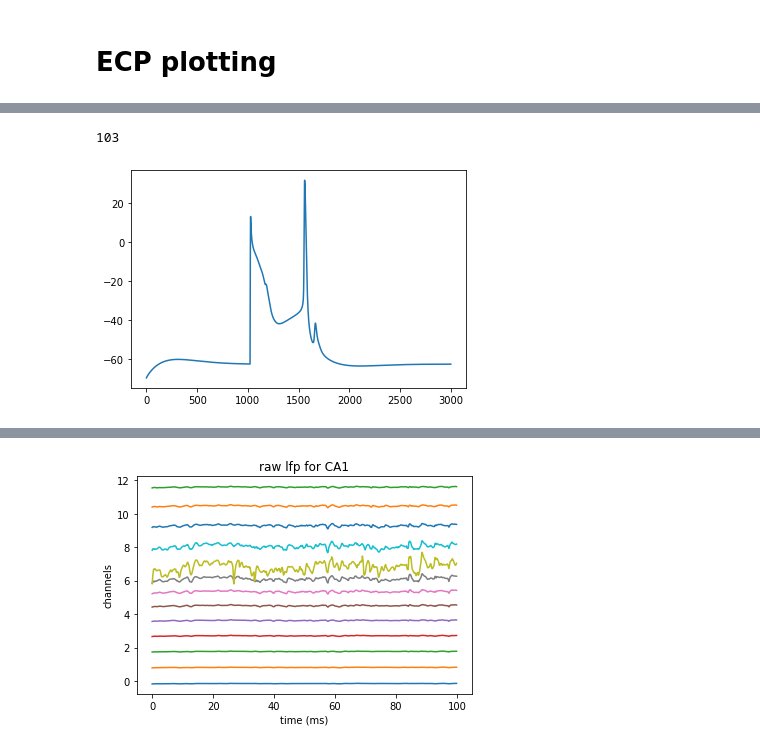
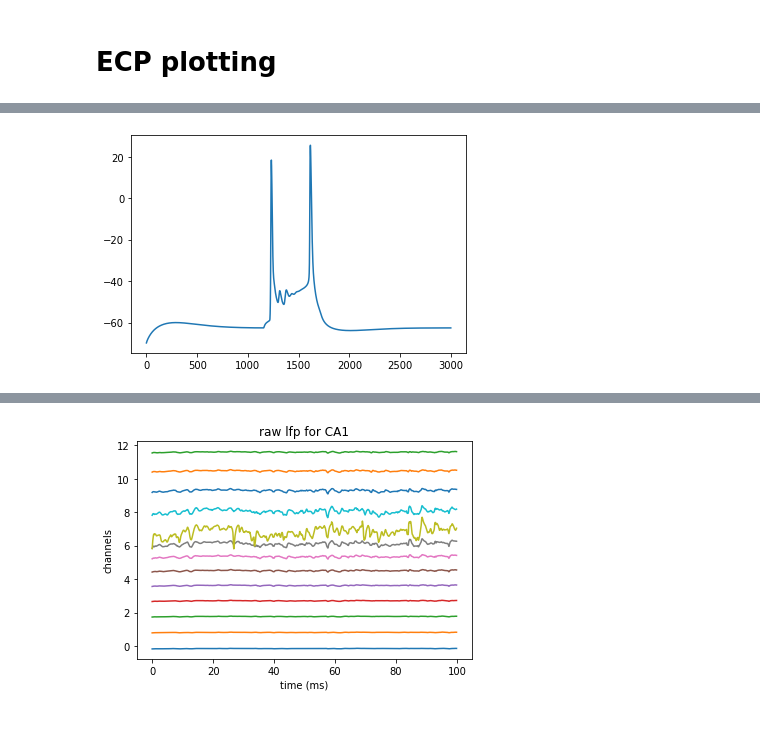
Before and after one commit to ddopp4877/CA1_model, a Jupyter notebook: CA1_exploration.ipynb, the cells around one changed output, grey strips where cells are left out. Saved outputs shown, nothing was run; the diff lists cells and outputs as text; code cells hidden in the pictures.

```diff
--- a/CA1_exploration.ipynb
+++ b/CA1_exploration.ipynb
@@ -544,3 +426,25 @@ Pxx,freqs = plt.psd(data,NFFT = fs,noverlap=True)
 # %%
 f = h5py.File(os.path.join("output",'v_report.h5'), 'r')
 vreports = SaveDataToDF(f)
+f = h5py.File(os.path.join("output",'v_report_axon.h5'), 'r')
+axonsDF = SaveDataToDF(f)
+f = h5py.File(os.path.join('network','biophysical_nodes.h5'), 'r')
+nodesDF = SaveDataToDF(f)
+f = h5py.File(os.path.join('output','spikes.h5'), 'r')
+spikesDF = SaveDataToDF(f)
+
+
+
+
+spikingCellIDs = np.unique(np.array(spikesDF['node_ids'],dtype=int))
+print(spikingCellIDs)
+
+
+cellLocations = pd.read_csv('cell_locations.csv')
+idNames = np.unique(nodesDF['node_type_id'])
+cellNames = np.unique(cellLocations['Cell type'])
+array = cellLocations['Cell type']
+idxs = np.unique(cellLocations['Cell type'],return_index=True)[1]
+cellNames = [array[index] for index in sorted(idxs)]#use the names in the order in which the id's appear
+
+nodesDF = nodesDF.replace({'node_type_id':idNames},{'node_type_id':cellNames})
@@ -636,6 +453,5 @@ nodesDF['node_type_id'][150]
-# %%
-plt.plot(vreports['data150'])
-nodesDF['node_type_id'][150]
-# %% [output]
-103
-[figure, removed]
+# %%
+plt.plot(axonsDF['data300'])
+plt.show()
+# %% [output]
+[figure, added]
```
Also changed, not shown: parts of 60 cells of this notebook, 3 other files.
